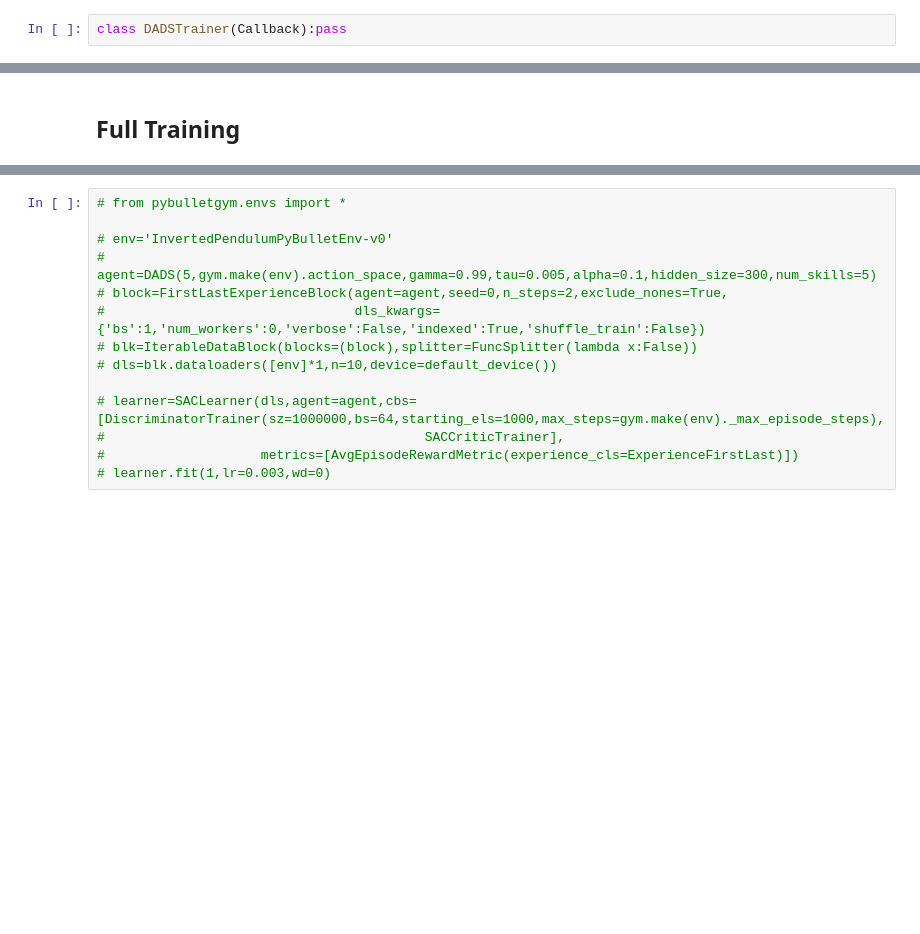
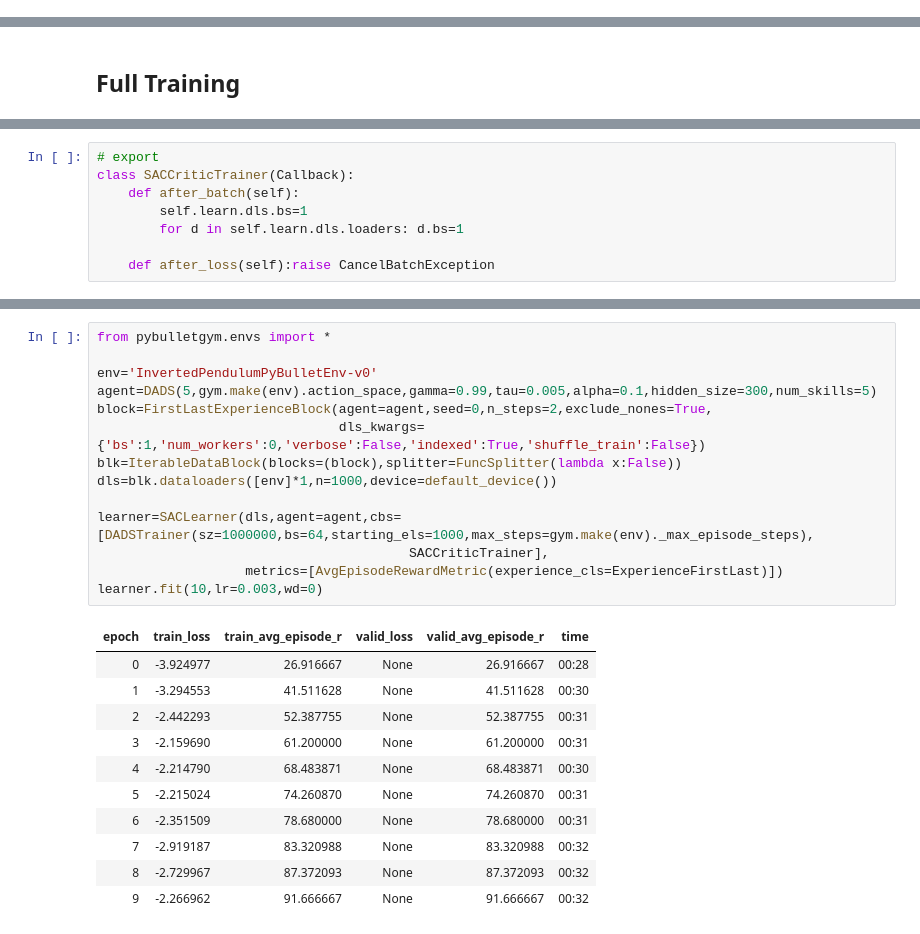
Before and after one commit to josiahls/fast-reinforcement-learning-2, a Jupyter notebook: nbs/14c_actorcritic.dads.ipynb, the cells around one changed output, grey strips where cells are left out. Cells and saved outputs as stored; diff of their text form; blank space fills up the shorter version.

```diff
--- a/nbs/14c_actorcritic.dads.ipynb
+++ b/nbs/14c_actorcritic.dads.ipynb
@@ -671,2 +768,0 @@ tensor([ -0.3933,   0.1336,  -5.9822,   0.0670, -47.6914])
-# %%
-class DADSTrainer(Callback):pass
@@ -750 +862,9 @@ class DADSTrainer(Callback):pass
+# %%
+# export
+class SACCriticTrainer(Callback):
+    def after_batch(self):
+        self.learn.dls.bs=1
+        for d in self.learn.dls.loaders: d.bs=1
+
+    def after_loss(self):raise CancelBatchException
 # %%
@@ -833,15 +953,27 @@ class DADSTrainer(Callback):pass
 # %%
-# from pybulletgym.envs import *
+from pybulletgym.envs import *
 
-# env='InvertedPendulumPyBulletEnv-v0'
-# agent=DADS(5,gym.make(env).action_space,gamma=0.99,tau=0.005,alpha=0.1,hidden_size=300,num_skills=5)
-# block=FirstLastExperienceBlock(agent=agent,seed=0,n_steps=2,exclude_nones=True,
-#                                dls_kwargs={'bs':1,'num_workers':0,'verbose':False,'indexed':True,'shuffle_train':False})
-# blk=IterableDataBlock(blocks=(block),splitter=FuncSplitter(lambda x:False))
-# dls=blk.dataloaders([env]*1,n=10,device=default_device())
+env='InvertedPendulumPyBulletEnv-v0'
+agent=DADS(5,gym.make(env).action_space,gamma=0.99,tau=0.005,alpha=0.1,hidden_size=300,num_skills=5)
+block=FirstLastExperienceBlock(agent=agent,seed=0,n_steps=2,exclude_nones=True,
+                               dls_kwargs={'bs':1,'num_workers':0,'verbose':False,'indexed':True,'shuffle_train':False})
+blk=IterableDataBlock(blocks=(block),splitter=FuncSplitter(lambda x:False))
+dls=blk.dataloaders([env]*1,n=1000,device=default_device())
 
-# learner=SACLearner(dls,agent=agent,cbs=[DiscriminatorTrainer(sz=1000000,bs=64,starting_els=1000,max_steps=gym.make(env)._max_episode_steps),
-#                                         SACCriticTrainer],
-#                    metrics=[AvgEpisodeRewardMetric(experience_cls=ExperienceFirstLast)])
-# learner.fit(1,lr=0.003,wd=0)
+learner=SACLearner(dls,agent=agent,cbs=[DADSTrainer(sz=1000000,bs=64,starting_els=1000,max_steps=gym.make(env)._max_episode_steps),
+                                        SACCriticTrainer],
+                   metrics=[AvgEpisodeRewardMetric(experience_cls=ExperienceFirstLast)])
+learner.fit(10,lr=0.003,wd=0)
+# %% [output]
+| epoch | train_loss | train_avg_episode_r | valid_loss | valid_avg_episode_r | time |
+| 0 | -3.924977 | 26.916667 | None | 26.916667 | 00:28 |
+| 1 | -3.294553 | 41.511628 | None | 41.511628 | 00:30 |
+| 2 | -2.442293 | 52.387755 | None | 52.387755 | 00:31 |
+| 3 | -2.159690 | 61.200000 | None | 61.200000 | 00:31 |
+| 4 | -2.214790 | 68.483871 | None | 68.483871 | 00:30 |
+| 5 | -2.215024 | 74.260870 | None | 74.260870 | 00:31 |
+| 6 | -2.351509 | 78.680000 | None | 78.680000 | 00:31 |
+| 7 | -2.919187 | 83.320988 | None | 83.320988 | 00:32 |
+| 8 | -2.729967 | 87.372093 | None | 87.372093 | 00:32 |
+| 9 | -2.266962 | 91.666667 | None | 91.666667 | 00:32 |
 # %%
```
Also changed, not shown: parts of 34 cells of this notebook, 4 other files.
